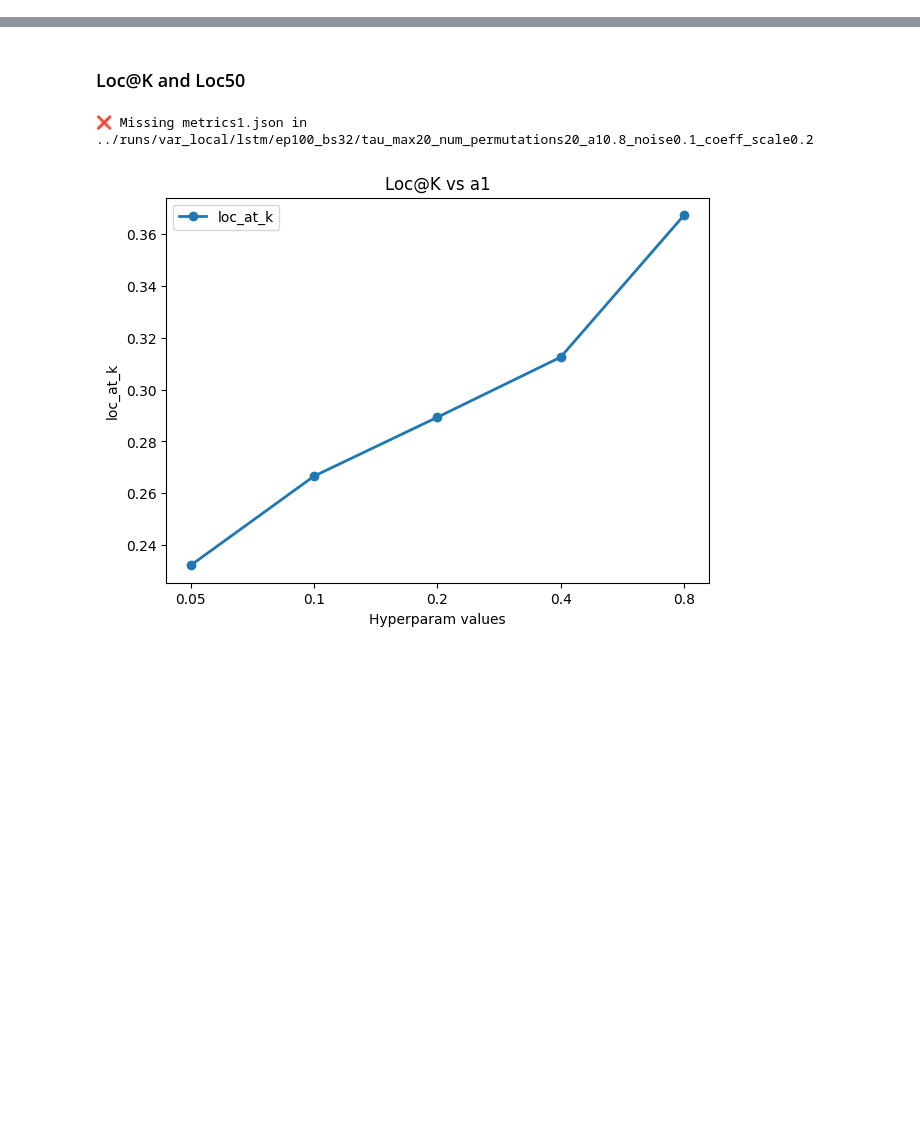
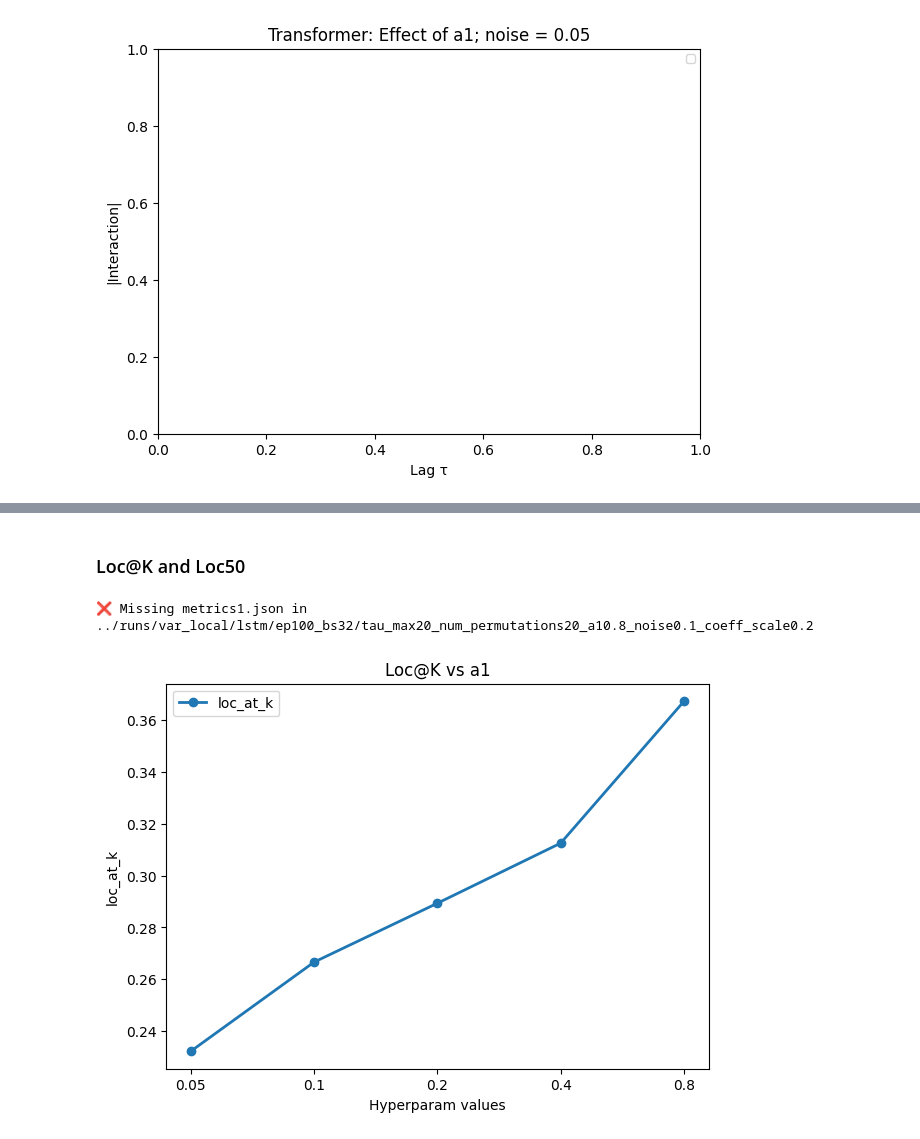
Before and after one commit to visriv/ixai-ts, a Jupyter notebook: scripts/viz_old.ipynb, the cells around one changed output, grey strips where cells are left out. Saved outputs shown, nothing was run; the diff lists cells and outputs as text; code cells hidden in the pictures; blank space fills up the shorter version.

```diff
--- a/scripts/viz.ipynb
+++ b/scripts/viz_old.ipynb
@@ -1,12 +1,13 @@
 # %%
 from pathlib import Path
 
-BASE_DIR = Path("../runs/lorenz")
+BASE_DIR = Path("../runs/lorenz_old")
 TAU_MAX = 25  # adjust if needed
 # %%
 import os, re, pickle
 import numpy as np
 import matplotlib.pyplot as plt
+from torch import mode
 
 def aggregate_lag_curve(lag_dict, tau_max, reduce="median"):
     """
@@ -88,20 +89,33 @@ def parse_run_name(run_dir):
 
 
 
-def load_curve(run_dir, tau_max=TAU_MAX, use="mean"):
-    """Load aggregated curve from lag_dict_(mean|median).pkl"""
-    fname = "lag_dict_mean.pkl" if use == "mean" else "lag_dict_median.pkl"
+def load_curve(run_dir, tau_max=TAU_MAX, use="mean", mode="new"):
+    """Load aggregated curve from lag_dict_(mean|median).pkl or agg_T_N_interaction_curves"""
+    if mode == "new":
+
+        fname = "agg_T_interaction_curves.pkl"
+    else:
+        fname = "lag_dict_mean.pkl" if use == "mean" else "lag_dict_median.pkl"
+
     fpath = run_dir / fname
     if not fpath.exists():
         print(f"❌ Missing {fname} in {run_dir}")
         return None
 
     with open(fpath, "rb") as f:
-        lag_dict = pickle.load(f)
+        curves = pickle.load(f)
 
-    curve = aggregate_lag_curve(lag_dict, tau_max=tau_max)
-    # print(f"✅ Loaded {fname} from {run_dir}")
-    return curve
+
+    if mode == "new":
+
+        return curves[:, :, 0, 0] # feature 0 and 0
+    else:
+        curve = aggregate_lag_curve(lag_dict, tau_max=tau_max)
+
+
+    print(f"✅ Loaded {fname} from {run_dir}")
+
+
 
 
 def plot_grouped_curves(group_runs, tau_max=TAU_MAX, use="mean", title=None, sort_labels=True, log_y=True):
@@ -134,8 +148,8 @@ def plot_grouped_curves(group_runs, tau_max=TAU_MAX, use="mean", title=None, sor
 
         # Handle 1D or 2D curves
         if curves.ndim == 3:   # multiple [tau,N] curves stacked
-            agg = curves.mean(axis=(0,2))
-            std = curves.std(axis=(0,2))
+            agg = curves.mean(axis=(0,1))
+            std = curves.std(axis=(0,1))
         elif curves.ndim == 2: # multiple [tau] curves stacked
             agg = curves.mean(axis=0)
             std = curves.std(axis=0)
@@ -154,14 +168,7 @@ def plot_grouped_curves(group_runs, tau_max=TAU_MAX, use="mean", title=None, sor
 
     # --- sort legend labels ---
     handles, labels = plt.gca().get_legend_handles_labels()
-    # if sort_labels:
-    #     try:
-    #         labels_numeric = [float(l) for l in labels]
-    #         order = np.argsort(labels_numeric)
-    #     except ValueError:
-    #         order = np.argsort(labels)
-    #     handles = [handles[i] for i in order]
-    #     labels = [labels[i] for i in order]
+
     plt.legend(handles, labels, fontsize=8)
 
     plt.show()
@@ -171,7 +178,9 @@ def plot_grouped_curves(group_runs, tau_max=TAU_MAX, use="mean", title=None, sor
 # --------------------------------
 # Collect all runs
 # --------------------------------
-all_runs = [p for p in BASE_DIR.rglob("*") if p.is_dir() and (p/"lag_dict_mean.pkl").exists()]
+# all_runs = [p for p in BASE_DIR.rglob("*") if p.is_dir() and (p/"lag_dict_mean.pkl").exists()]
+all_runs = [p for p in BASE_DIR.rglob("*") if p.is_dir() and (p/"agg_T_interaction_curves.pkl").exists()]
+
 meta = [(r, parse_run_name(r)) for r in all_runs]
 
 # --- quick summary of discovered hyperparams before plotting ---
@@ -259,15 +268,17 @@ def group_by_layers(arch="transformer", a1=0.2, noise=0.1, d_model=32):
     return group
 
 
-logy=True
-# plot_grouped_curves(group_by_a1("transformer", noise=0.05),
-#                     tau_max=TAU_MAX, use="mean", title="Transformer: Effect of a1; noise = 0.05", log_y=logy)
+logy=False
 
-# plot_grouped_curves(group_by_a1("transformer", noise=0.1),
-#                     tau_max=TAU_MAX, use="mean", title="Transformer: Effect of a1; noise = 0.1", log_y=logy)
 
-# plot_grouped_curves(group_by_a1("transformer", noise=0.2),
-#                     tau_max=TAU_MAX, use="mean", title="Transformer: Effect of a1; noise = 0.2", log_y=logy)
+plot_grouped_curves(group_by_a1("transformer", noise=0.05),
+                    tau_max=TAU_MAX, use="mean", title="Transformer: Effect of a1; noise = 0.05", log_y=logy)
+
+plot_grouped_curves(group_by_a1("transformer", noise=0.1),
+                    tau_max=TAU_MAX, use="mean", title="Transformer: Effect of a1; noise = 0.1", log_y=logy)
+
+plot_grouped_curves(group_by_a1("transformer", noise=0.2),
+                    tau_max=TAU_MAX, use="mean", title="Transformer: Effect of a1; noise = 0.2", log_y=logy)
 
 # plot_grouped_curves(group_by_a1("transformer", noise=0.4),
 #                     tau_max=TAU_MAX, use="mean", title="Transformer: Effect of a1; noise = 0.4", log_y=logy)
@@ -318,21 +329,21 @@ logy=True
 
 
 # same axes; vary d_model (keep layers fixed)
-plot_grouped_curves(group_by_d_model(arch="transformer", a1=0.2, noise=0.05, layers=2),
-                    tau_max=TAU_MAX, use="mean",
-                    title="Transformer: effect of d_model; noise = 0.05;", log_y=logy)
+# plot_grouped_curves(group_by_d_model(arch="transformer", a1=0.2, noise=0.05, layers=2),
+#                     tau_max=TAU_MAX, use="mean",
+#                     title="Transformer: effect of d_model; noise = 0.05;", log_y=logy)
 
-plot_grouped_curves(group_by_d_model(arch="transformer", a1=0.2, noise=0.1, layers=2),
-                    tau_max=TAU_MAX, use="mean",
-                    title="Transformer: effect of d_model; noise = 0.1", log_y=logy)
+# plot_grouped_curves(group_by_d_model(arch="transformer", a1=0.2, noise=0.1, layers=2),
+#                     tau_max=TAU_MAX, use="mean",
+#                     title="Transformer: effect of d_model; noise = 0.1", log_y=logy)
 
-plot_grouped_curves(group_by_d_model(arch="transformer", a1=0.2, noise=0.2, layers=2),
-                    tau_max=TAU_MAX, use="mean",
-                    title="Transformer: effect of d_model; noise = 0.2", log_y=logy)
+# plot_grouped_curves(group_by_d_model(arch="transformer", a1=0.2, noise=0.2, layers=2),
+#                     tau_max=TAU_MAX, use="mean",
+#                     title="Transformer: effect of d_model; noise = 0.2", log_y=logy)
 
-plot_grouped_curves(group_by_d_model(arch="transformer", a1=0.2, noise=0.4, layers=2),
-                    tau_max=TAU_MAX, use="mean",
-                    title="Transformer: effect of d_model; noise = 0.4", log_y=logy)
+# plot_grouped_curves(group_by_d_model(arch="transformer", a1=0.2, noise=0.4, layers=2),
+#                     tau_max=TAU_MAX, use="mean",
+#                     title="Transformer: effect of d_model; noise = 0.4", log_y=logy)
 
 
 
@@ -366,0 +376 @@ ValueError: could not broadcast input array from shape (32,50) into shape (32,)
+[figure, added]
```
Also changed, not shown: parts of 2 cells of this notebook, 10 other files.
